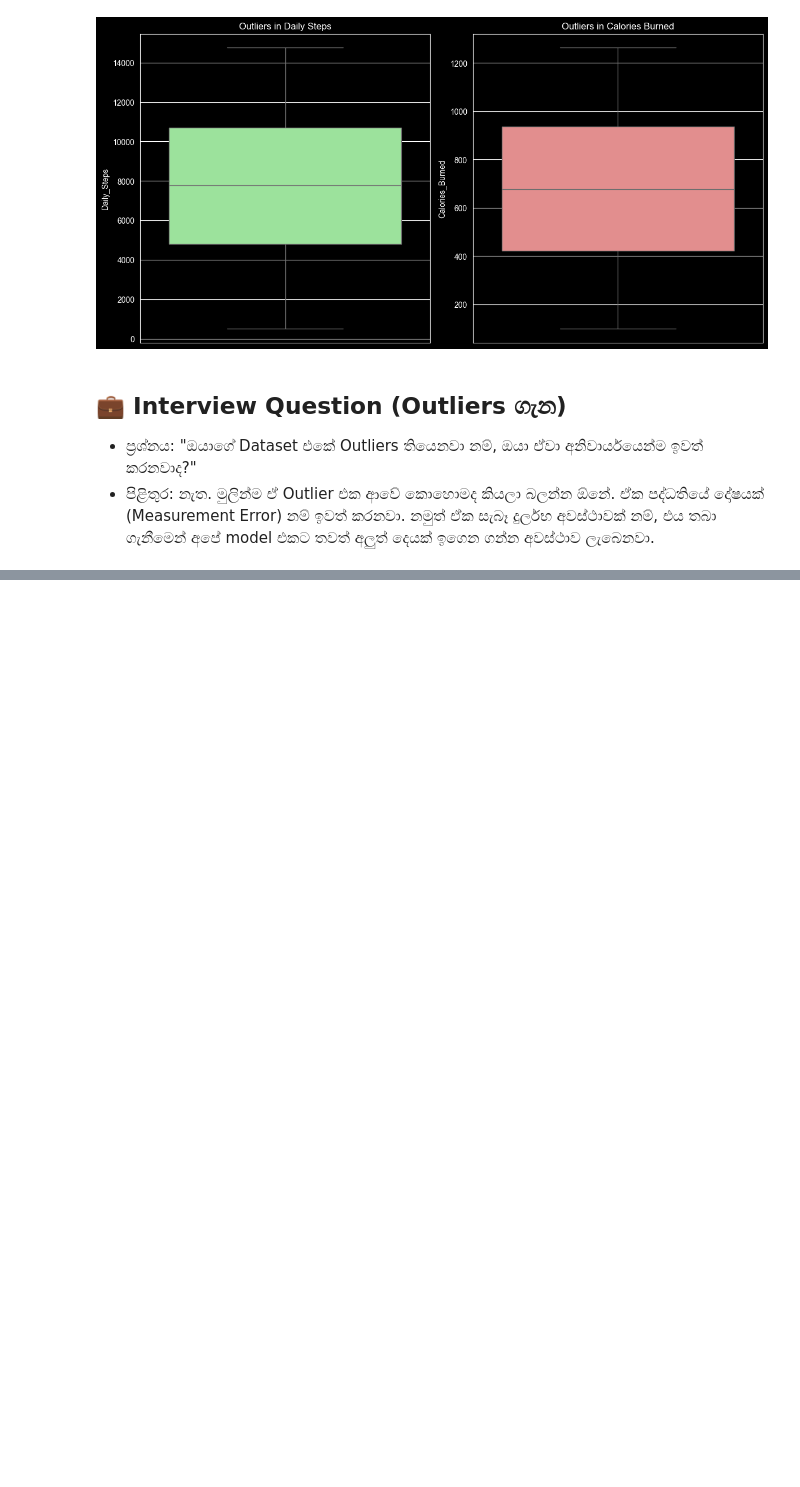
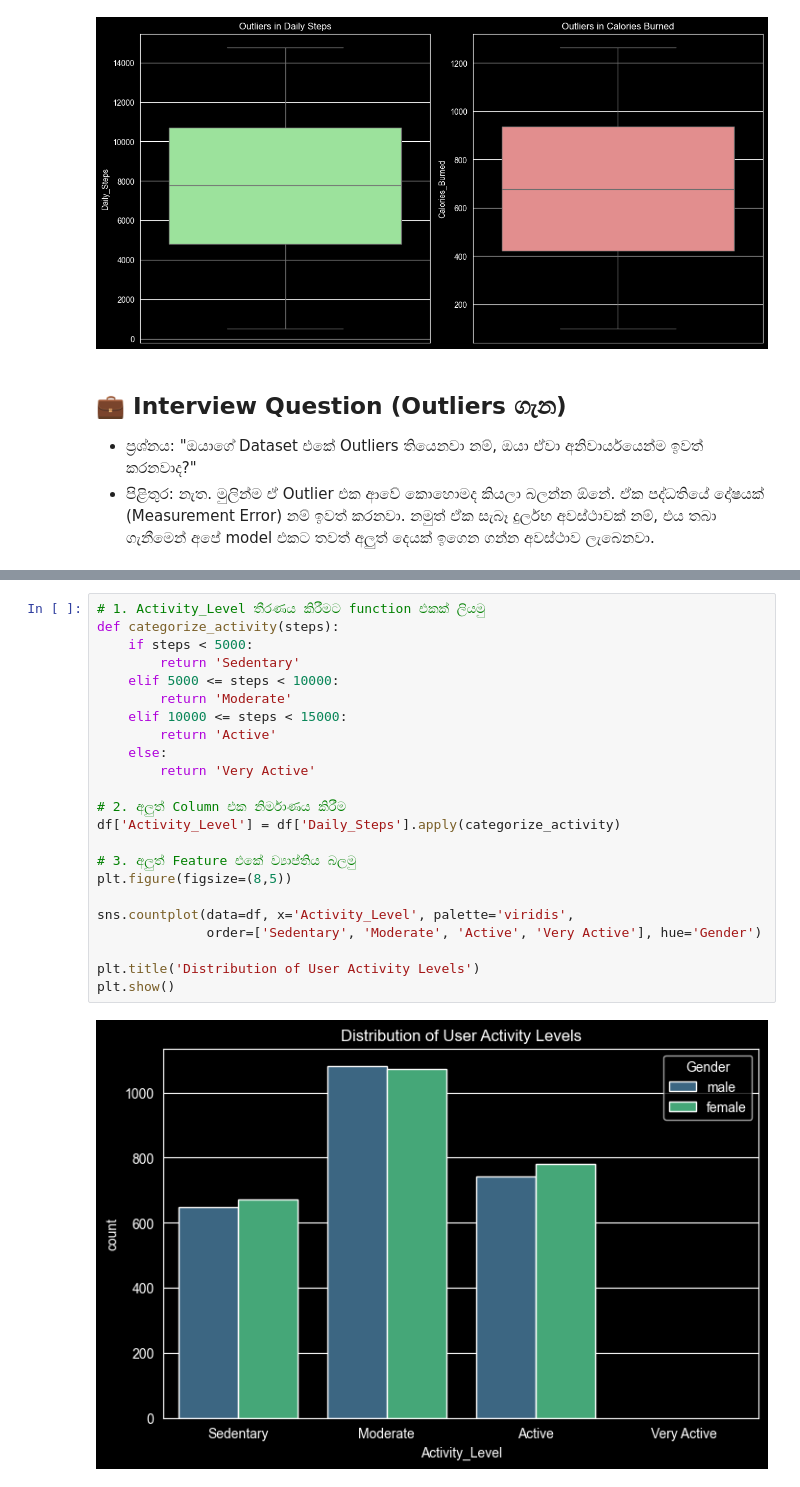
Before and after one commit to Dhanuwa856/Aura-Fitness-EDA, a Jupyter notebook: notebooks/loading_data_final.ipynb, the cells around one changed output, grey strips where cells are left out. Cells and saved outputs as stored; diff of their text form; blank space fills up the shorter version.

Commit message:
feat: implement activity level categorization via feature engineering

```diff
--- a/notebooks/loading_data_final.ipynb
+++ b/notebooks/loading_data_final.ipynb
@@ -161,0 +173,25 @@ plt.show()
+# %%
+# 1. Activity_Level තීරණය කිරීමට function එකක් ලියමු
+def categorize_activity(steps):
+    if steps < 5000:
+        return 'Sedentary'
+    elif 5000 <= steps < 10000:
+        return 'Moderate'
+    elif 10000 <= steps < 15000:
+        return 'Active'
+    else:
+        return 'Very Active'
+
+# 2. අලුත් Column එක නිර්මාණය කිරීම
+df['Activity_Level'] = df['Daily_Steps'].apply(categorize_activity)
+
+# 3. අලුත් Feature එකේ ව්‍යාප්තිය බලමු
+plt.figure(figsize=(8,5))
+
+sns.countplot(data=df, x='Activity_Level', palette='viridis',
+              order=['Sedentary', 'Moderate', 'Active', 'Very Active'], hue='Gender')
+
+plt.title('Distribution of User Activity Levels')
+plt.show()
+# %% [output]
+[figure, added]
```
Also changed, not shown: parts of 3 cells of this notebook.
